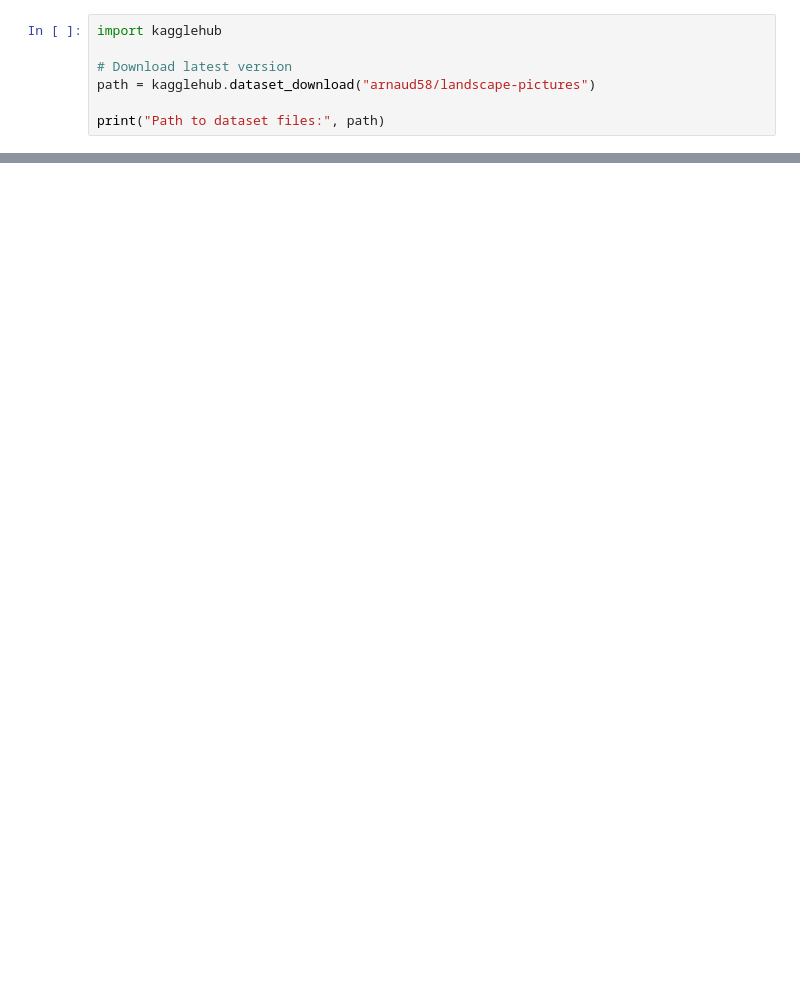
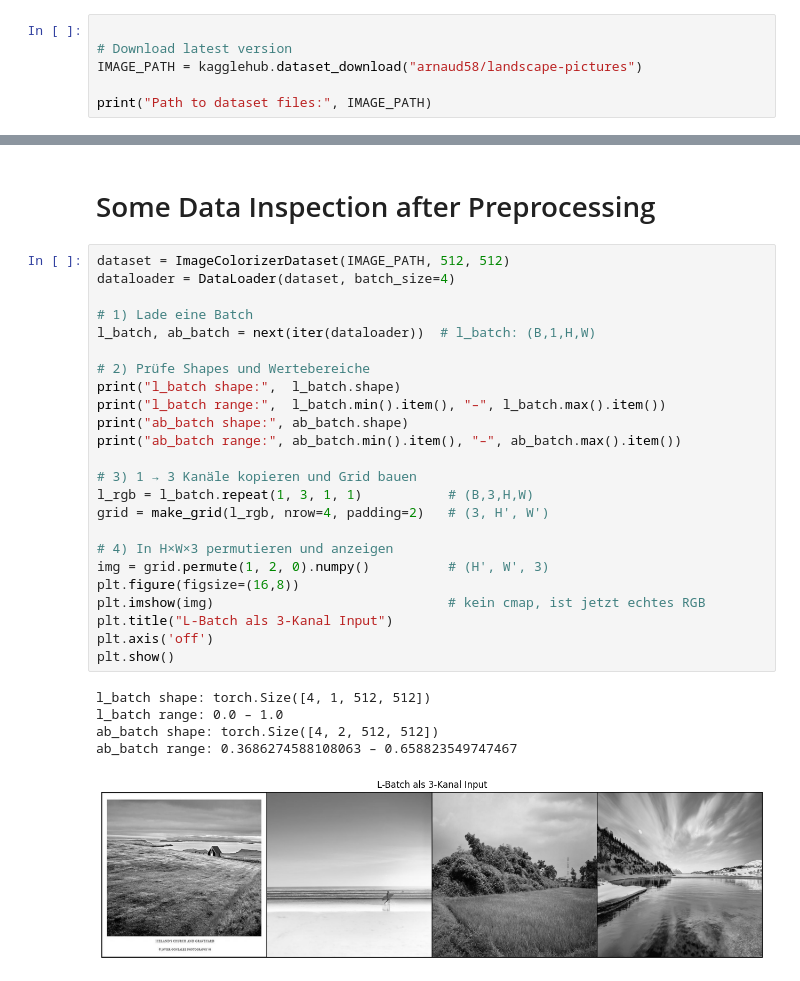
Before and after one commit to gmindlberger/image_colorization, a Jupyter notebook: data_prep.ipynb, the cells around one changed output, grey strips where cells are left out. Drawn from its saved outputs; the diff is of its cells as text; blank space fills up the shorter version.

Commit message:
Added a cell to check the dataloader processing (if normalization is ok and converting to LAB color space)

```diff
--- a/data_prep.ipynb
+++ b/data_prep.ipynb
@@ -1,8 +8,7 @@
 # %%
-import kagglehub
 
 # Download latest version
-path = kagglehub.dataset_download("arnaud58/landscape-pictures")
+IMAGE_PATH = kagglehub.dataset_download("arnaud58/landscape-pictures")
 
-print("Path to dataset files:", path)
+print("Path to dataset files:", IMAGE_PATH)
 # %% [output]
@@ -27,2 +31,34 @@ print(f"Renamed {total} files in '{path}'")
 # %% [output]
 Renamed 4319 files in '/home/gabri/.cache/kagglehub/datasets/arnaud58/landscape-pictures/versions/2'
+# %% [markdown]
+# Some Data Inspection after Preprocessing
+# %%
+dataset = ImageColorizerDataset(IMAGE_PATH, 512, 512)
+dataloader = DataLoader(dataset, batch_size=4)
+
+# 1) Lade eine Batch
+l_batch, ab_batch = next(iter(dataloader))  # l_batch: (B,1,H,W)
+
+# 2) Prüfe Shapes und Wertebereiche
+print("l_batch shape:",  l_batch.shape)
+print("l_batch range:",  l_batch.min().item(), "–", l_batch.max().item())
+print("ab_batch shape:", ab_batch.shape)
+print("ab_batch range:", ab_batch.min().item(), "–", ab_batch.max().item())
+
+# 3) 1 → 3 Kanäle kopieren und Grid bauen
+l_rgb = l_batch.repeat(1, 3, 1, 1)           # (B,3,H,W)
+grid = make_grid(l_rgb, nrow=4, padding=2)   # (3, H', W')
+
+# 4) In H×W×3 permutieren und anzeigen
+img = grid.permute(1, 2, 0).numpy()          # (H', W', 3)
+plt.figure(figsize=(16,8))
+plt.imshow(img)                              # kein cmap, ist jetzt echtes RGB
+plt.title("L-Batch als 3-Kanal Input")
+plt.axis('off')
+plt.show()
+# %% [output]
+l_batch shape: torch.Size([4, 1, 512, 512])
+l_batch range: 0.0 – 1.0
+ab_batch shape: torch.Size([4, 2, 512, 512])
+ab_batch range: 0.3686274588108063 – 0.658823549747467
+[figure, added]
```
Also changed, not shown: parts of 3 cells of this notebook.
